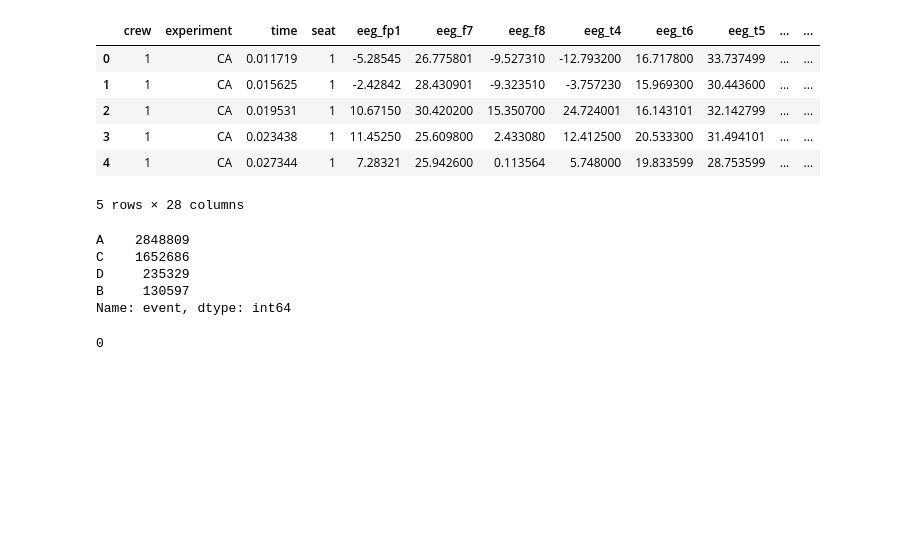
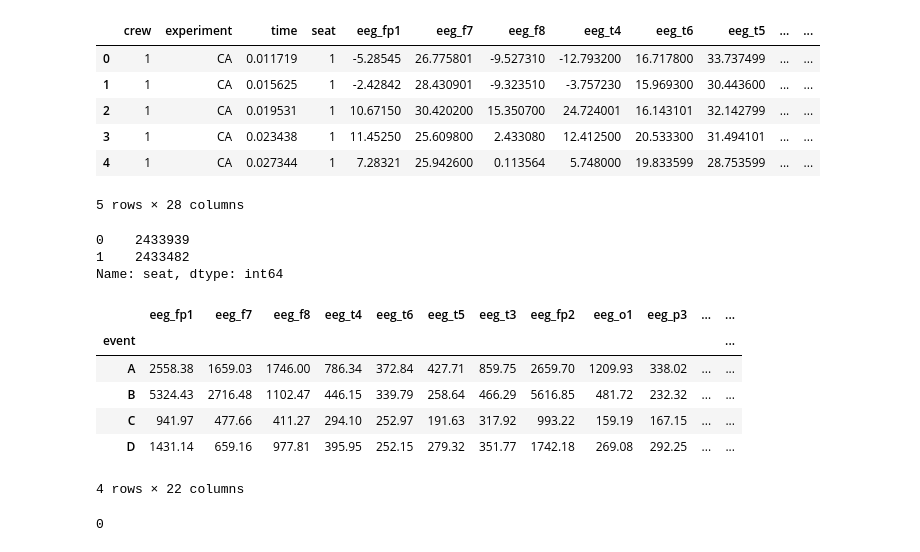
Before and after one commit to Saranyanv/test, a Jupyter notebook: Reducing Commercial Aviation Fatalities.ipynb, the cells around one changed output. Drawn from its saved outputs; the diff is of its cells as text; code cells hidden in the pictures; blank space fills up the shorter version.

```diff
--- a/Reducing Commercial Aviation Fatalities.ipynb
+++ b/Reducing Commercial Aviation Fatalities.ipynb
@@ -57,17 +60,25 @@ train_df.head()
 # %%
 pd.set_option('display.float_format', lambda x: '%.2f' % x)
 # %%
-train_df.event.value_counts()
+train_df.seat.value_counts()
 # %% [output]
-A    2848809
-C    1652686
-D     235329
-B     130597
-Name: event, dtype: int64
+0    2433939
+1    2433482
+Name: seat, dtype: int64
 # %%
 class_variance=train_df.groupby('event').agg({'eeg_fp1': np.var, 'eeg_f7': np.var, 'eeg_f8': np.var, 'eeg_t4': np.var, 'eeg_t6': np.var, 'eeg_t5': np.var, 'eeg_t3': np.var
 , 'eeg_fp2': np.var, 'eeg_o1': np.var, 'eeg_p3': np.var, 'eeg_pz': np.var, 'eeg_f3': np.var, 'eeg_fz': np.var, 'eeg_f4': np.var
 , 'eeg_c4': np.var, 'eeg_p4': np.var, 'eeg_poz': np.var, 'eeg_c3': np.var, 'eeg_cz': np.var, 'eeg_o2': np.var, 'ecg': np.var, 'r': np.var})
+# %%
+class_variance
+# %% [output]
+|  | eeg_fp1 | eeg_f7 | eeg_f8 | eeg_t4 | eeg_t6 | eeg_t5 | eeg_t3 | eeg_fp2 | eeg_o1 | eeg_p3 | ... | ... |
+| event |  |  |  |  |  |  |  |  |  |  |  | ... |
+| A | 2558.38 | 1659.03 | 1746.00 | 786.34 | 372.84 | 427.71 | 859.75 | 2659.70 | 1209.93 | 338.02 | ... | ... |
+| B | 5324.43 | 2716.48 | 1102.47 | 446.15 | 339.79 | 258.64 | 466.29 | 5616.85 | 481.72 | 232.32 | ... | ... |
+| C | 941.97 | 477.66 | 411.27 | 294.10 | 252.97 | 191.63 | 317.92 | 993.22 | 159.19 | 167.15 | ... | ... |
+| D | 1431.14 | 659.16 | 977.81 | 395.95 | 252.15 | 279.32 | 351.77 | 1742.18 | 269.08 | 292.25 | ... | ... |
+4 rows × 22 columns
 # %%
 #fig, ax = plt.subplots(figsize=(14, 8))
 #sns.countplot(x='event', data=train_df, palette='hls')
```
Also changed, not shown: parts of 11 cells of this notebook.
